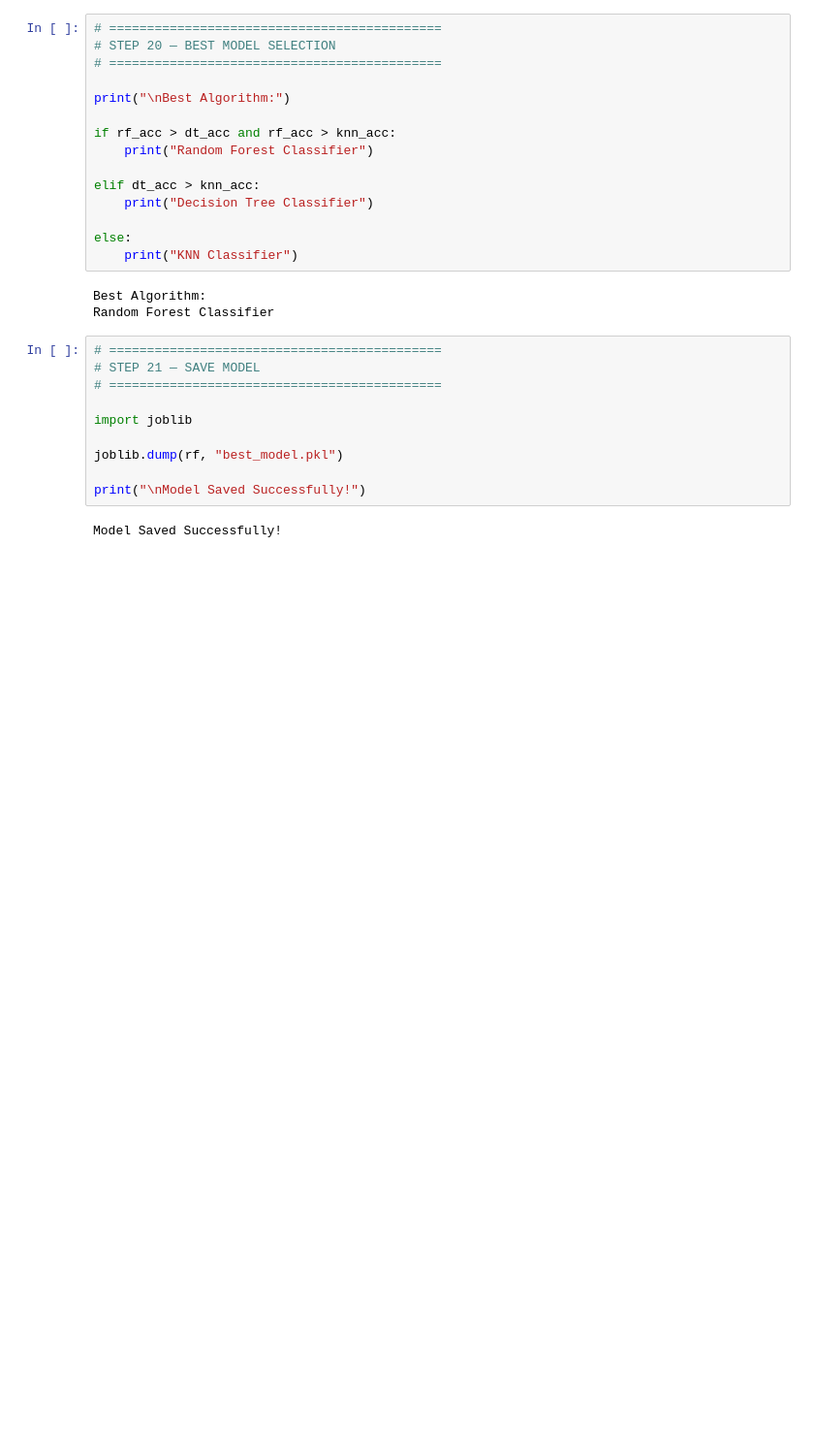
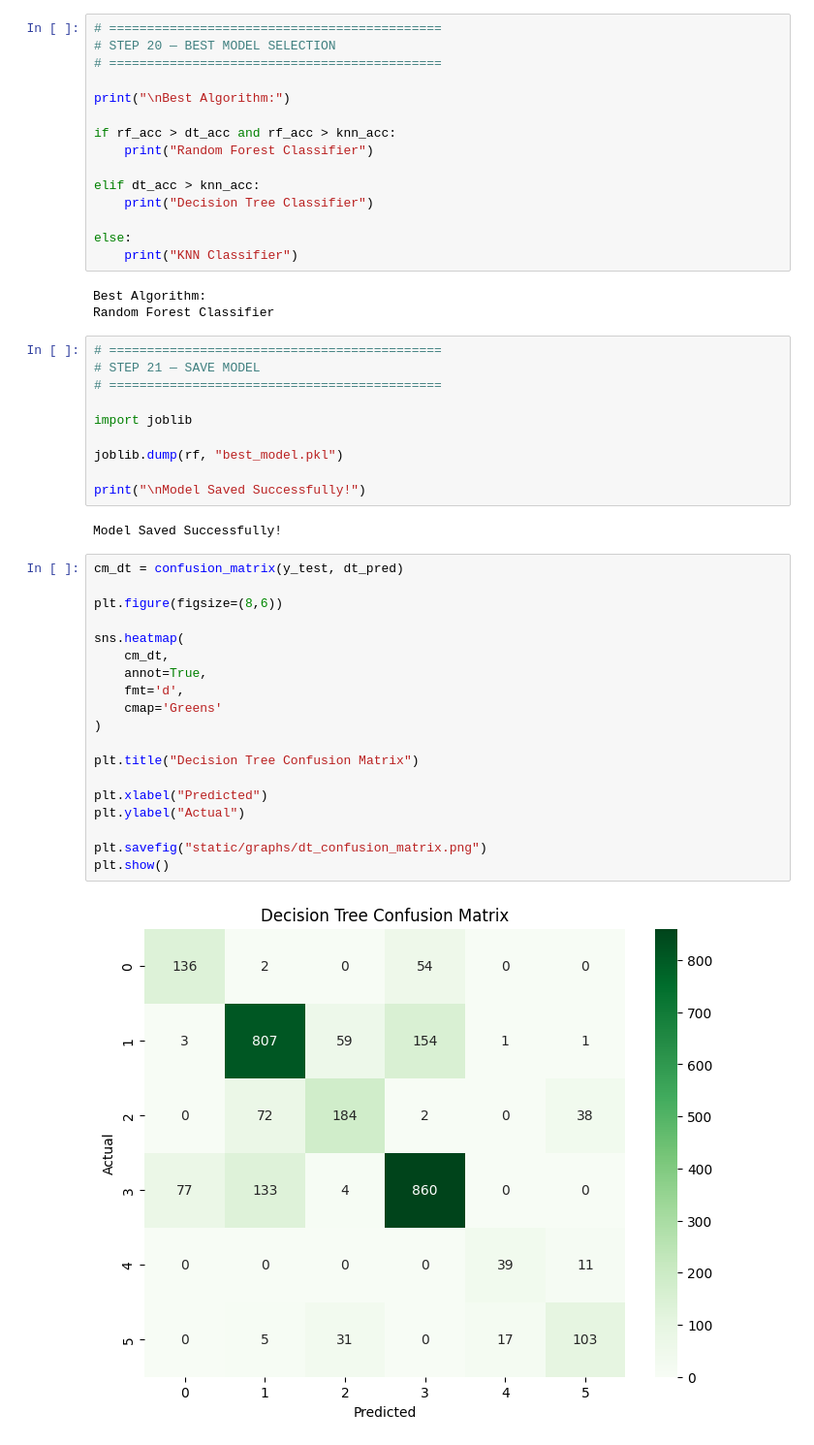
Before and after one commit to ABDfathah2723/aqi-prediction-system, a Jupyter notebook: data.ipynb, the cells around one changed output. Shown at 97% size. Drawn from its saved outputs; the diff is of its cells as text; blank space fills up the shorter version.

```diff
--- a/data.ipynb
+++ b/data.ipynb
@@ -490,3 +490,24 @@ joblib.dump(rf, "best_model.pkl")
 print("\nModel Saved Successfully!")
 # %% [output]
 Model Saved Successfully!
+# %%
+cm_dt = confusion_matrix(y_test, dt_pred)
+
+plt.figure(figsize=(8,6))
+
+sns.heatmap(
+    cm_dt,
+    annot=True,
+    fmt='d',
+    cmap='Greens'
+)
+
+plt.title("Decision Tree Confusion Matrix")
+
+plt.xlabel("Predicted")
+plt.ylabel("Actual")
+
+plt.savefig("static/graphs/dt_confusion_matrix.png")
+plt.show()
+# %% [output]
+[figure, added]
```
Also changed, not shown: parts of 8 cells of this notebook, 21 other files.
